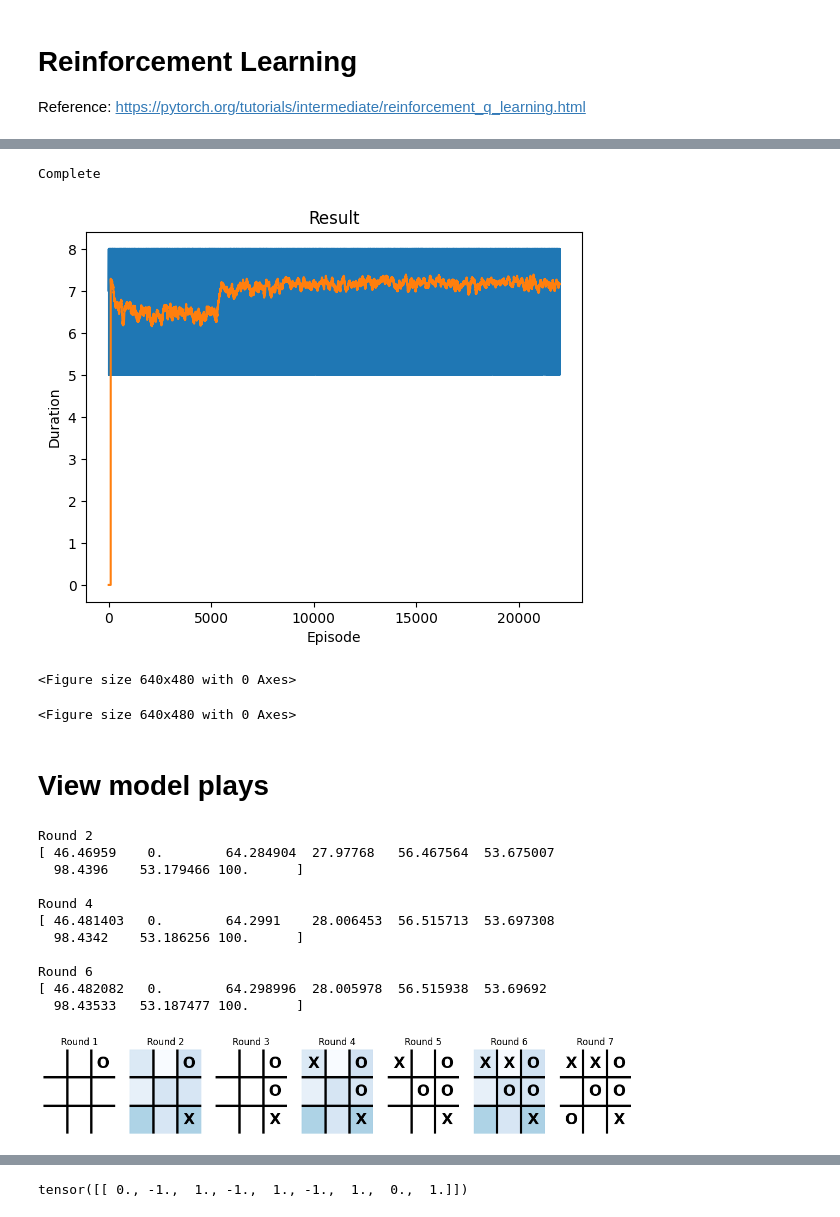
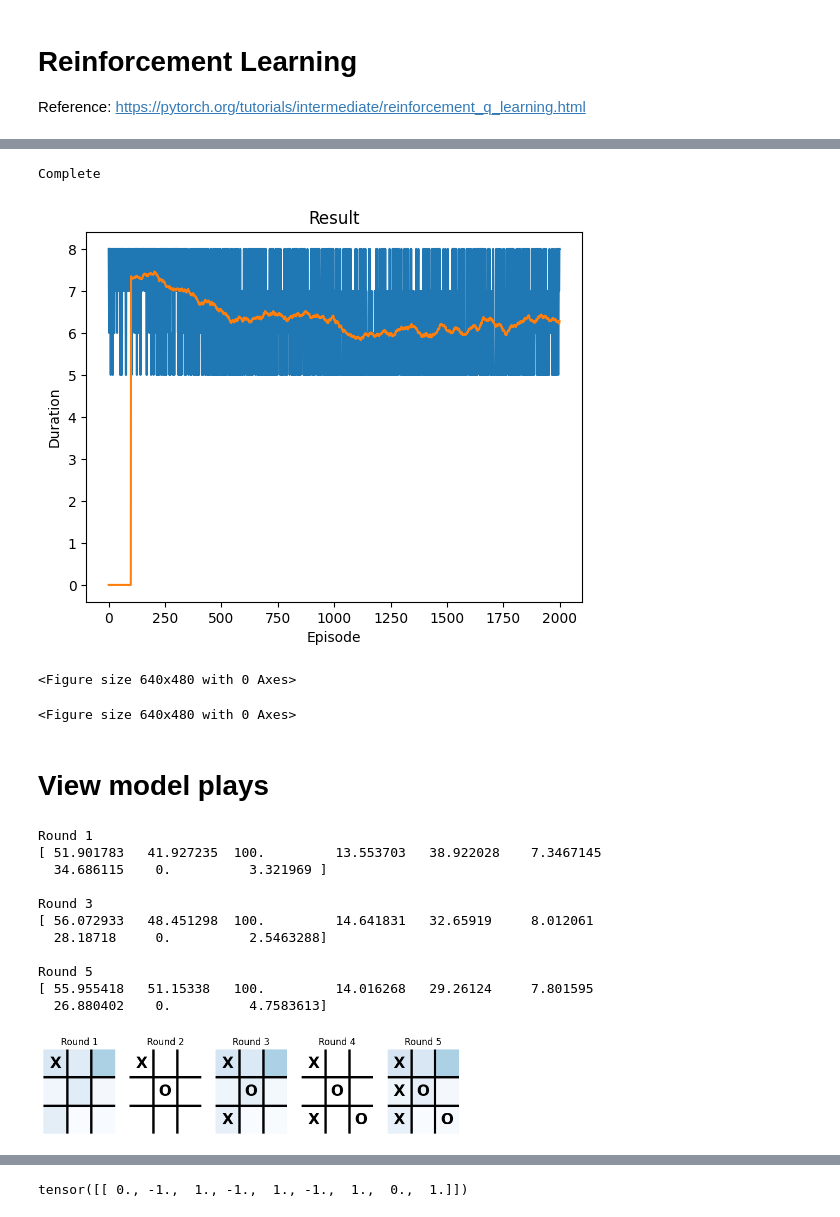
Before and after one commit to Jordanbarker/TicTacToe, a Jupyter notebook: Code new.ipynb, the cells around one changed output, grey strips where cells are left out. Drawn from its saved outputs; the diff is of its cells as text; code cells hidden in the pictures.

```diff
--- a/Code new.ipynb
+++ b/Code new.ipynb
@@ -255,5 +244,5 @@ Debug!
 # %%
-num_episodes = 20000
+num_episodes = 2000
 
 for i_episode in range(num_episodes):
 
@@ -263,7 +252,6 @@ for i_episode in range(num_episodes):
     players_turn = info['players_turn']
 
     for t in count():
-        players_turn *= -1 # Alternate player turns
         if players_turn == 1: # Player 1 chooses randomly
             action = torch.tensor([[env.get_random_move()]], device=device, dtype=torch.int8)
             observation, _, terminated, _, _ = env.step(action.item())
@@ -272,7 +260,7 @@ for i_episode in range(num_episodes):
             action = select_action(observation)
             observation_prev = observation
             observation, reward, terminated, _, _ = env.step(action.item())
-            observation = torch.tensor(observation, dtype=torch.float32, device=device).unsqueeze(0)
+            observation = None if terminated else torch.tensor(observation, dtype=torch.float32, device=device).unsqueeze(0)
             reward = torch.tensor([reward], device=device)
 
             # Store the transition in memory
@@ -294,6 +282,7 @@ for i_episode in range(num_episodes):
             episode_durations.append(t + 1)
             plot_durations()
             break
+        players_turn *= -1 # Alternate player turns
 
 print("Complete")
 plot_durations(show_result=True)
@@ -301,7 +290,7 @@ plt.ioff()
 plt.show()
 # %% [output]
 Complete
-[figure, old version]
+[figure, new version]
 <Figure size 640x480 with 0 Axes>
 <Figure size 640x480 with 0 Axes>
 # %% [markdown]
@@ -334,17 +323,14 @@ def draw_board(axes, board, round, q_values=None):
         for i in range(3):
             for j in range(3):
                 color = cmap(int(q_values[i * 3 + j]))
-                # axes[round].add_patch(plt.Rectangle((j, 2-i), 1, 1, color=color, alpha=0.3))
                 axes[round].add_patch(plt.Rectangle((j-0.5, 1.5-i), 1, 1, color=color, alpha=0.8))
 
     taken_spaces = np.where(board != 0)
     for i in range(len(taken_spaces[0])):
-        player = "X" if board[taken_spaces[0][i], taken_spaces[1][i]] == 1 else "O"
+        player = "O" if board[taken_spaces[0][i], taken_spaces[1][i]] == 1 else "X"
         axes[round].annotate(
-            player,
-            (taken_spaces[0][i], taken_spaces[1][i]),
-            size=20,
-            ha="center", va="center", weight='bold'
+            player, (taken_spaces[1][i], 2 - taken_spaces[0][i]), # Invert the y-coordinate here
+            color='black', size=20, ha="center", va="center", weight='bold'
         )
 
 def play_game():
@@ -354,51 +340,50 @@ def play_game():
     final_round = None  # Track the last round played
 
     for round in range(9):
-
-        players_turn *= -1 # Alternate player turns
-        if players_turn == 1: # Player 1 chooses randomly
+        if players_turn == 1: # Player 1 ("O") chooses randomly
             q_values=None
             action = torch.tensor([[env.get_random_move()]], device=device, dtype=torch.int8)
-        else: # Player -1 is the Q-learner
+        else: # Player -1 ("X") is the Q-learner
             observation = torch.tensor(observation, dtype=torch.float32, device=device).unsqueeze(0)
             q_values = policy_net(observation).detach().squeeze()
             q_values = normalize_values(q_values)
             action = select_best_valid_action(observation)
             print(f"\nRound {round+1}")
             # print(observation)
             print(q_values)
             board = np.zeros(3*3)
             board[action] = 1
             #print(f"Best action: {action[0].item()} \n", np.flipud(board.reshape(3,3)))
 
         observation, _, terminated, _, _ = env.step(action.item())
         board = observation.reshape(3,3)
         draw_board(axes, board, round, q_values=q_values)
         if terminated:
             final_round = round
             break
+        players_turn *= -1 # Alternate player turns
 
     # If the game ends early, fill the remaining axes
     for round in range(final_round + 1, 9):
         # You can either clear the extra axes
         axes[round].clear()
         axes[round].axis('off')
     plt.show()
 
 play_game()
 # %% [output]
-Round 2
-[ 46.46959    0.        64.284904  27.97768   56.467564  53.675007
-  98.4396    53.179466 100.      ]
+Round 1
+[ 51.901783   41.927235  100.         13.553703   38.922028    7.3467145
+  34.686115    0.          3.321969 ]
 
-Round 4
-[ 46.481403   0.        64.2991    28.006453  56.515713  53.697308
-  98.4342    53.186256 100.      ]
+Round 3
+[ 56.072933   48.451298  100.         14.641831   32.65919     8.012061
+  28.18718     0.          2.5463288]
 
-Round 6
-[ 46.482082   0.        64.298996  28.005978  56.515938  53.69692
-  98.43533   53.187477 100.      ]
+Round 5
+[ 55.955418   51.15338   100.         14.016268   29.26124     7.801595
+  26.880402    0.          4.7583613]
-[figure, old version]
+[figure, new version]
 # %%
 play_game()
 # %% [output]
```
Also changed, not shown: parts of 19 cells of this notebook, 1 other file.
